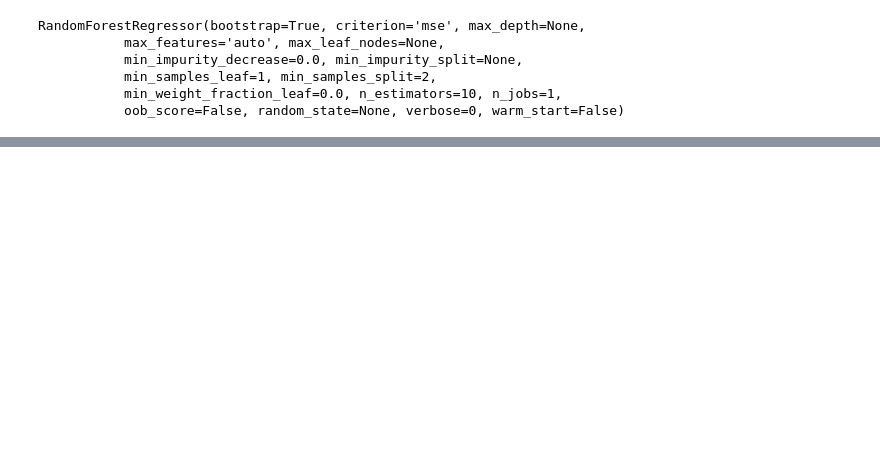
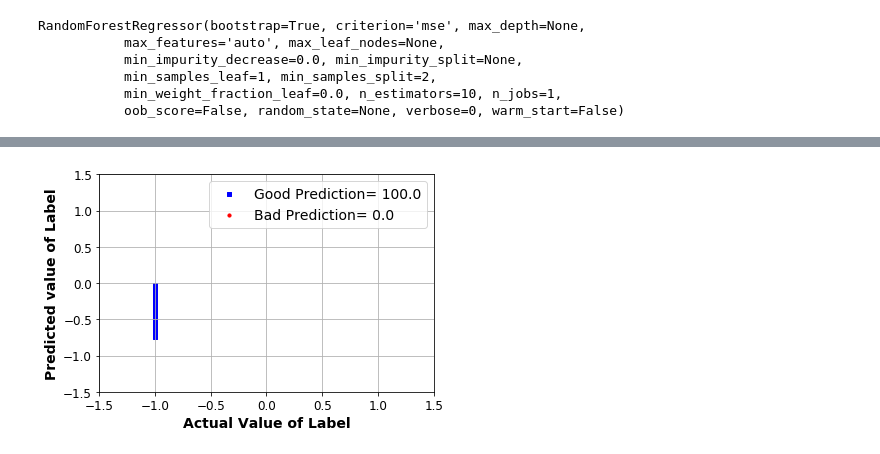
Before and after one commit to NCAR/intelliperf, a Jupyter notebook: exercise/data_handling/SimplificationOfOptimization.ipynb, the cells around one changed output, grey strips where cells are left out. Saved outputs shown, nothing was run; the diff lists cells and outputs as text; code cells hidden in the pictures; blank space fills up the shorter version.

```diff
--- a/exercise/data_handling/SimplificationOfOptimization.ipynb
+++ b/exercise/data_handling/SimplificationOfOptimization.ipynb
@@ -539,0 +521,18 @@ plt.show()
+# %%
+final_model_random = random_search.best_estimator_
+
+test_Features = test_set.drop("LABEL",axis=1)
+test_Labels = test_set["LABEL"].copy()
+
+test_Features_transformed = full_pipeline.transform(test_Features)
+final_prediction_random = final_model_random.predict(test_Features_transformed)
+
+final_mse_random = mean_squared_error(test_Labels, final_prediction_random)
+final_rmse_random = np.sqrt(final_mse_random)
+# %%
+clubb_prepared = full_pipeline.transform(clubb_Features)
+
+clubb_prediction_random = final_model_random.predict(clubb_prepared)
+
+final_mse = mean_squared_error(clubb_Labels, clubb_prediction_random)
+final_rmse = np.sqrt(final_mse)
@@ -539,0 +619,24 @@ plt.show()
+# %%
+fig, ax = plt.subplots()
+
+ax.scatter(correctLabel,correctPred,s=10,c='b',marker='s',label = 'Good Prediction= {}'.format(goodPercent))
+
+ax.scatter(badLabel,badPred,s=10,c='r',marker = 'o',label = 'Bad Prediction= {}'.format(badPercent))
+
+
+ax.legend(loc = 'upper right', prop={'size': 14})
+ax.set_xlabel('Actual Value',fontsize=14 , fontweight = 'bold')
+ax.set_ylabel('Prediction Value',fontsize=14, fontweight = 'bold')
+
+ax.xaxis.set_tick_params(labelsize=12)
+ax.yaxis.set_tick_params(labelsize=12)
+
+ax.set_xlabel('Actual Value of Label')
+ax.set_ylabel('Predicted value of Label')
+ax.set_xlim(-1.5,1.5)
+ax.set_ylim(-1.5,1.5)
+ax.grid(True)
+
+plt.show()
+# %% [output]
+[figure, added]
```
Also changed, not shown: parts of 22 cells of this notebook, 1 other file.
